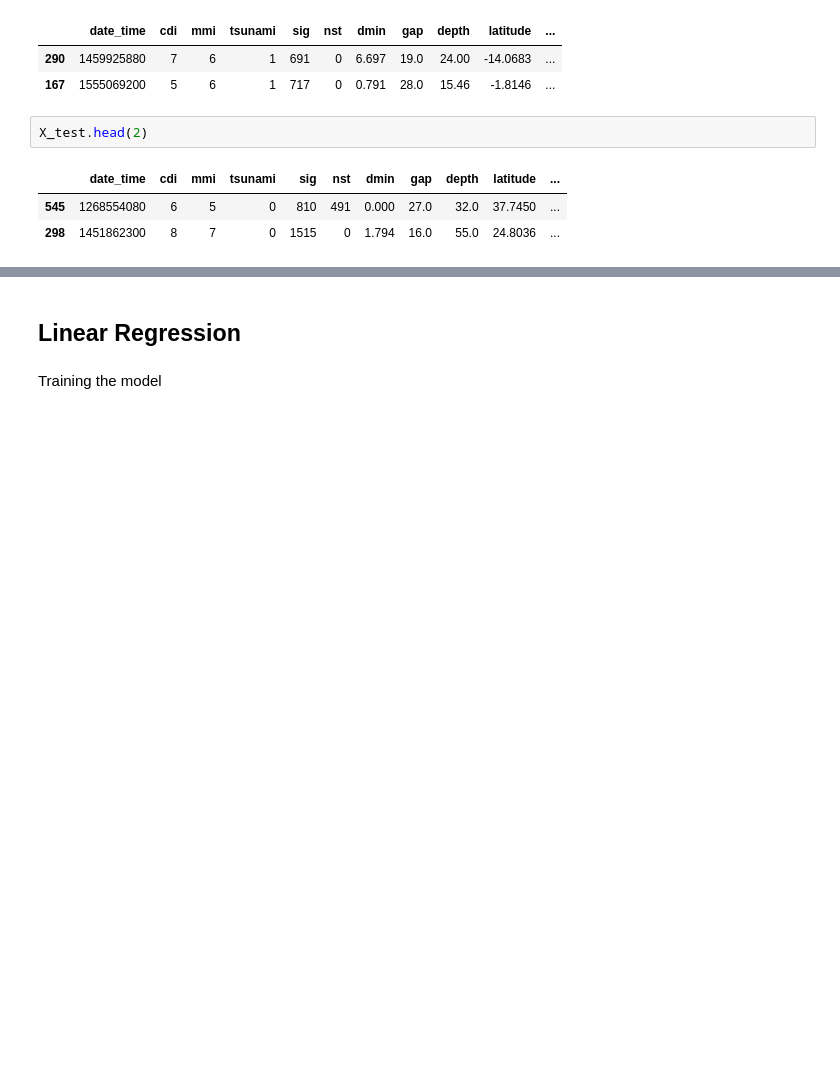
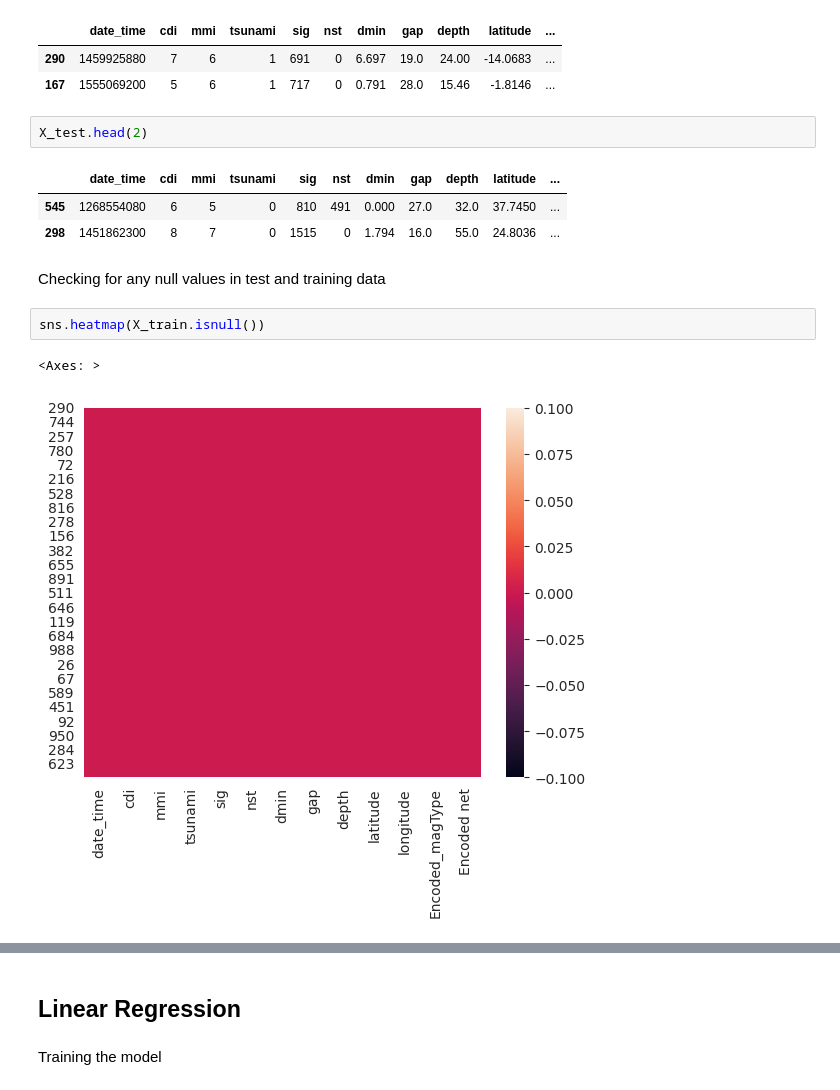
Before and after one commit to Alcatraz312/earthquake-prediction, a Jupyter notebook: src/main.ipynb, the cells around one changed output, grey strips where cells are left out. Cells and saved outputs as stored; diff of their text form; blank space fills up the shorter version.

```diff
--- a/src/main.ipynb
+++ b/src/main.ipynb
@@ -293,3 +293,10 @@ X_test.head(2)
 |  | date_time | cdi | mmi | tsunami | sig | nst | dmin | gap | depth | latitude | ... |
 | 545 | 1268554080 | 6 | 5 | 0 | 810 | 491 | 0.000 | 27.0 | 32.0 | 37.7450 | ... |
 | 298 | 1451862300 | 8 | 7 | 0 | 1515 | 0 | 1.794 | 16.0 | 55.0 | 24.8036 | ... |
+# %% [markdown]
+Checking for any null values in test and training data
+# %%
+sns.heatmap(X_train.isnull())
+# %% [output]
+<Axes: >
+[figure, added]
```
Also changed, not shown: parts of 11 cells of this notebook.
